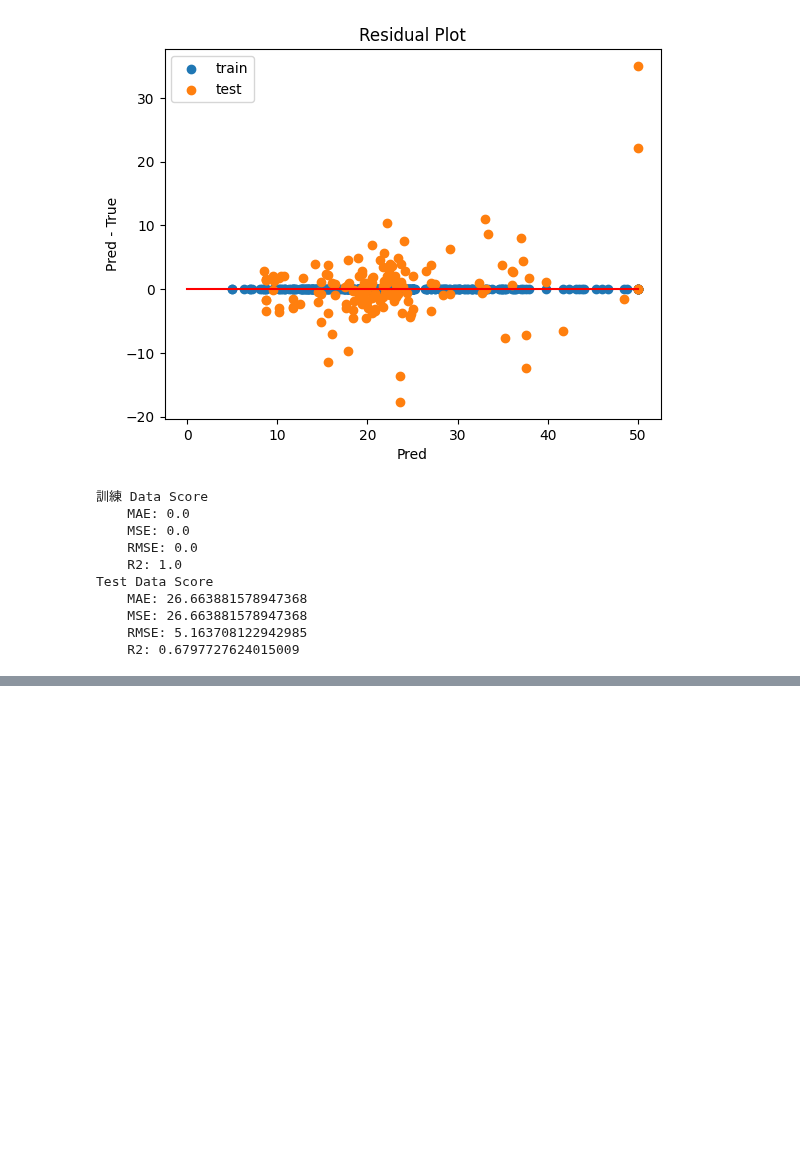
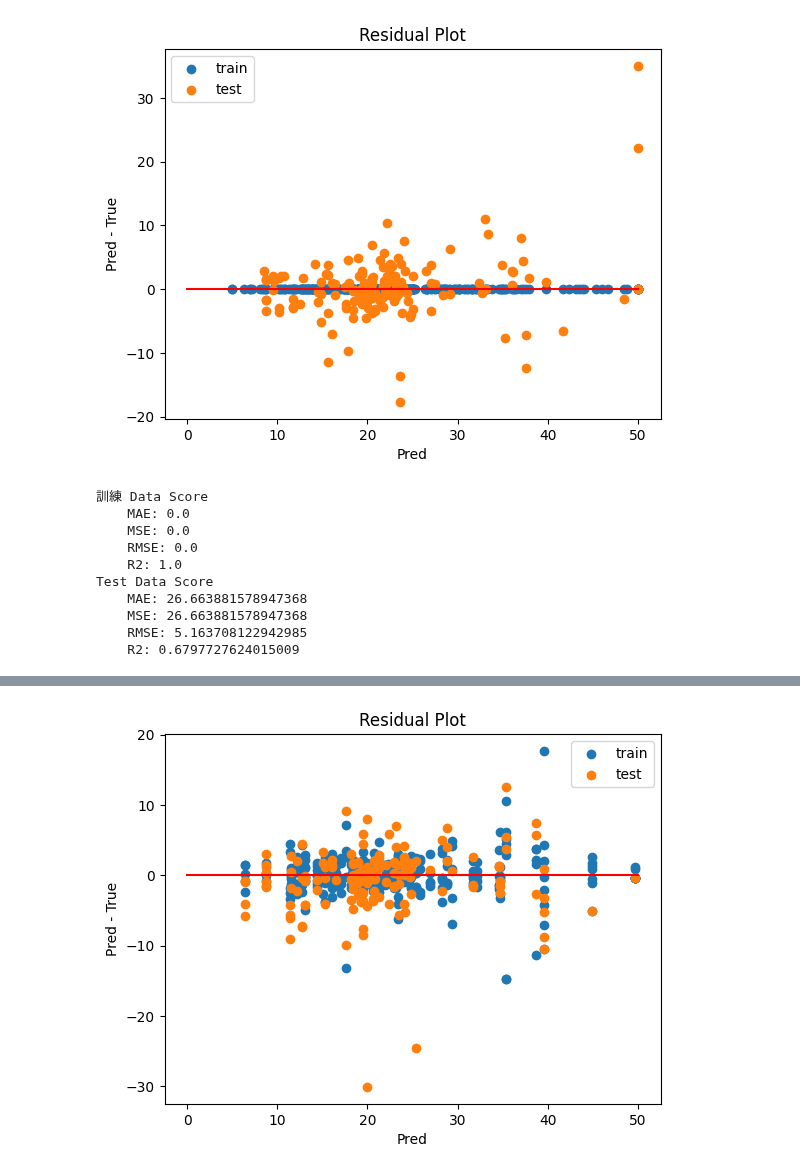
Before and after one commit to 1024xx4/ai_model_building_100, a Jupyter notebook: sectoin06/section06.ipynb, the cells around one changed output, grey strips where cells are left out. Saved outputs shown, nothing was run; the diff lists cells and outputs as text; code cells hidden in the pictures; blank space fills up the shorter version.

```diff
--- a/sectoin06/section06.ipynb
+++ b/sectoin06/section06.ipynb
@@ -267,0 +274,14 @@ Test Data Score
+# %%
+# 決定木Model 構築 (max_depth=20, min_samples_leaf=5)
+tree_reg_samples_5 = DecisionTreeRegressor(max_depth=20, min_samples_leaf=5, random_state=0).fit(X_train, y_train)
+# %%
+# 残差 Plot (max_depth=20, min_samples_leaf=5)
+y_train_pred = tree_reg_samples_5.predict(X_train)
+y_test_pred = tree_reg_samples_5.predict(X_test)
+
+y_train_pred = np.expand_dims(y_train_pred, 1)
+y_test_pred = np.expand_dims(y_test_pred, 1)
+
+residual_plot(y_train_pred, y_train, y_test_pred, y_test)
+# %% [output]
+[figure, added]
```
Also changed, not shown: parts of 3 cells of this notebook.
